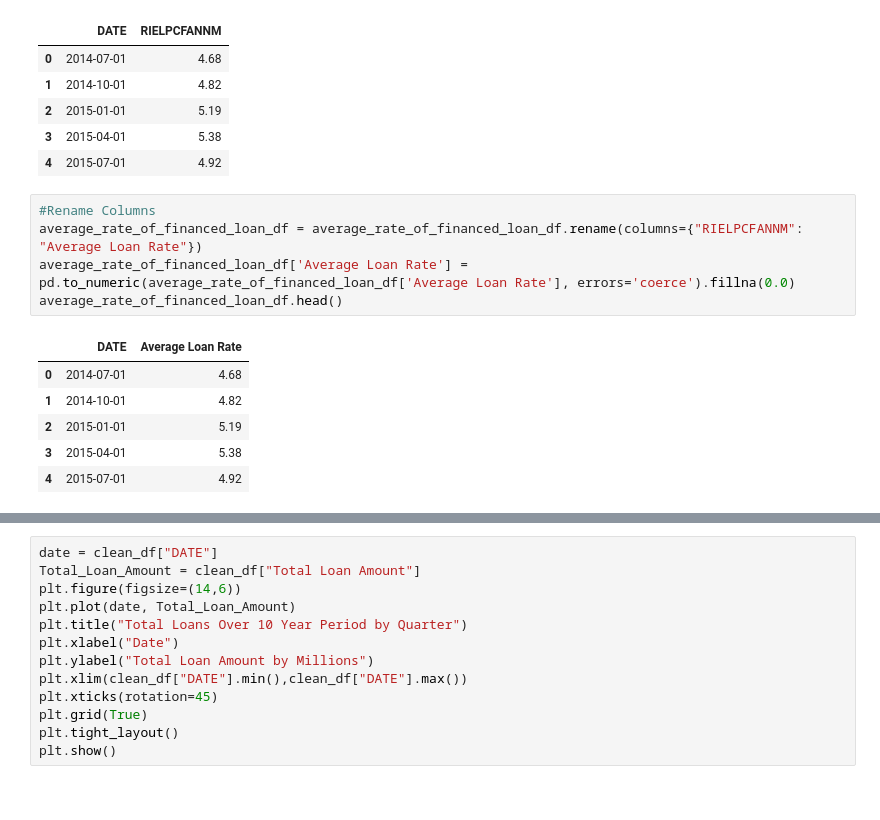
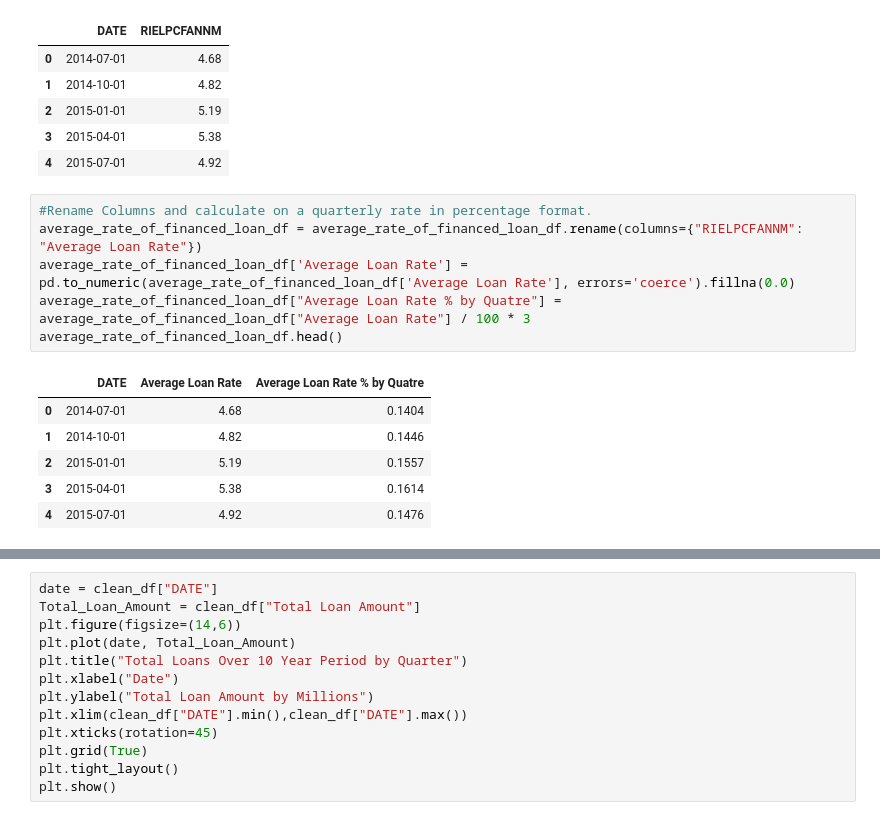
Before and after one commit to Jagar513/project_1_bootcamp, a Jupyter notebook: Automotive Loan Starter Code.ipynb, the cells around one changed output, grey strips where cells are left out. Cells and saved outputs as stored; diff of their text form.

```diff
--- a/Automotive Loan Starter Code.ipynb
+++ b/Automotive Loan Starter Code.ipynb
@@ -68,14 +68,15 @@ average_rate_of_financed_loan_df.head()
 | 3 | 2015-04-01 | 5.38 |
 | 4 | 2015-07-01 | 4.92 |
 # %%
-#Rename Columns
+#Rename Columns and calculate on a quarterly rate in percentage format.
 average_rate_of_financed_loan_df = average_rate_of_financed_loan_df.rename(columns={"RIELPCFANNM": "Average Loan Rate"})
 average_rate_of_financed_loan_df['Average Loan Rate'] = pd.to_numeric(average_rate_of_financed_loan_df['Average Loan Rate'], errors='coerce').fillna(0.0)
+average_rate_of_financed_loan_df["Average Loan Rate % by Quatre"] = average_rate_of_financed_loan_df["Average Loan Rate"] / 100 * 3
 average_rate_of_financed_loan_df.head()
 # %% [output]
-|  | DATE | Average Loan Rate |
-| 0 | 2014-07-01 | 4.68 |
-| 1 | 2014-10-01 | 4.82 |
-| 2 | 2015-01-01 | 5.19 |
-| 3 | 2015-04-01 | 5.38 |
-| 4 | 2015-07-01 | 4.92 |
+|  | DATE | Average Loan Rate | Average Loan Rate % by Quatre |
+| 0 | 2014-07-01 | 4.68 | 0.1404 |
+| 1 | 2014-10-01 | 4.82 | 0.1446 |
+| 2 | 2015-01-01 | 5.19 | 0.1557 |
+| 3 | 2015-04-01 | 5.38 | 0.1614 |
+| 4 | 2015-07-01 | 4.92 | 0.1476 |
```
Also changed, not shown: parts of 12 cells of this notebook.
